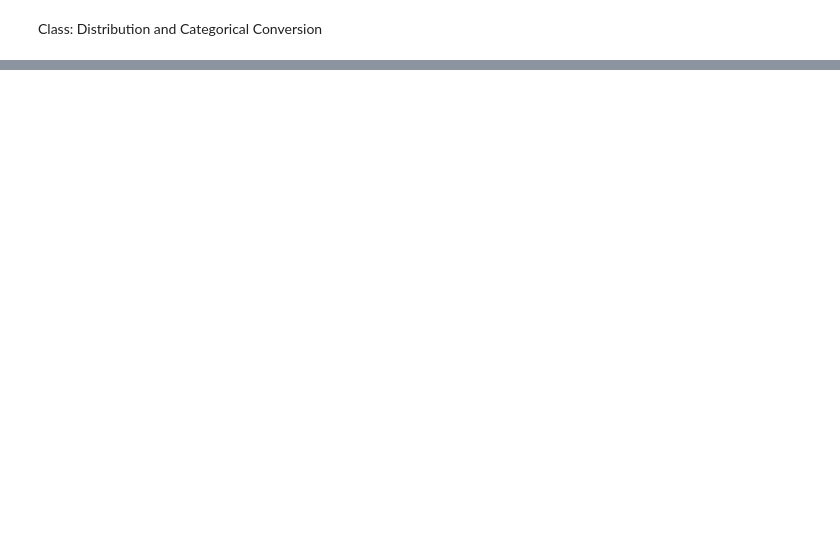
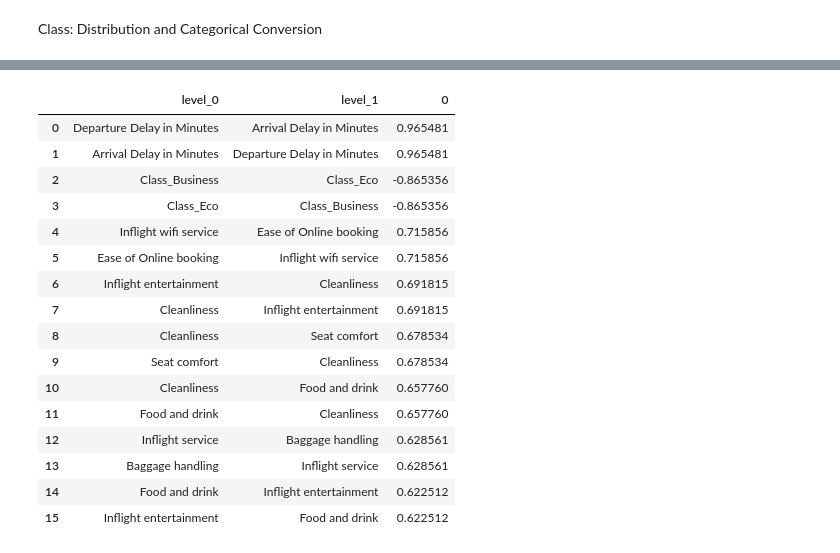
Before and after one commit to Peta0228/Airline-Satisfaction-Prediction, a Jupyter notebook: eda+cleaning.ipynb, the cells around one changed output, grey strips where cells are left out. Drawn from its saved outputs; the diff is of its cells as text; code cells hidden in the pictures; blank space fills up the shorter version.

```diff
--- a/eda+cleaning.ipynb
+++ b/eda+cleaning.ipynb
@@ -121,2 +125,30 @@ train_cleaned
+# %%
+train_corr =  train_cleaned.corr()
+
+train_corr =  train_corr.unstack()
+
+corr_rank = train_corr.reindex(train_corr.abs().sort_values(ascending=False).index)
+
+corr_rank = corr_rank[corr_rank.values != 1].head(16).reset_index()
+
+corr_rank
+# %% [output]
+|  | level_0 | level_1 | 0 |
+| 0 | Departure Delay in Minutes | Arrival Delay in Minutes | 0.965481 |
+| 1 | Arrival Delay in Minutes | Departure Delay in Minutes | 0.965481 |
+| 2 | Class_Business | Class_Eco | -0.865356 |
+| 3 | Class_Eco | Class_Business | -0.865356 |
+| 4 | Inflight wifi service | Ease of Online booking | 0.715856 |
+| 5 | Ease of Online booking | Inflight wifi service | 0.715856 |
+| 6 | Inflight entertainment | Cleanliness | 0.691815 |
+| 7 | Cleanliness | Inflight entertainment | 0.691815 |
+| 8 | Cleanliness | Seat comfort | 0.678534 |
+| 9 | Seat comfort | Cleanliness | 0.678534 |
+| 10 | Cleanliness | Food and drink | 0.657760 |
+| 11 | Food and drink | Cleanliness | 0.657760 |
+| 12 | Inflight service | Baggage handling | 0.628561 |
+| 13 | Baggage handling | Inflight service | 0.628561 |
+| 14 | Food and drink | Inflight entertainment | 0.622512 |
+| 15 | Inflight entertainment | Food and drink | 0.622512 |
 # %%
 train_cleaned.to_csv('train_cleaned.csv')
```
Also changed, not shown: parts of 10 cells of this notebook, 2 other files.
